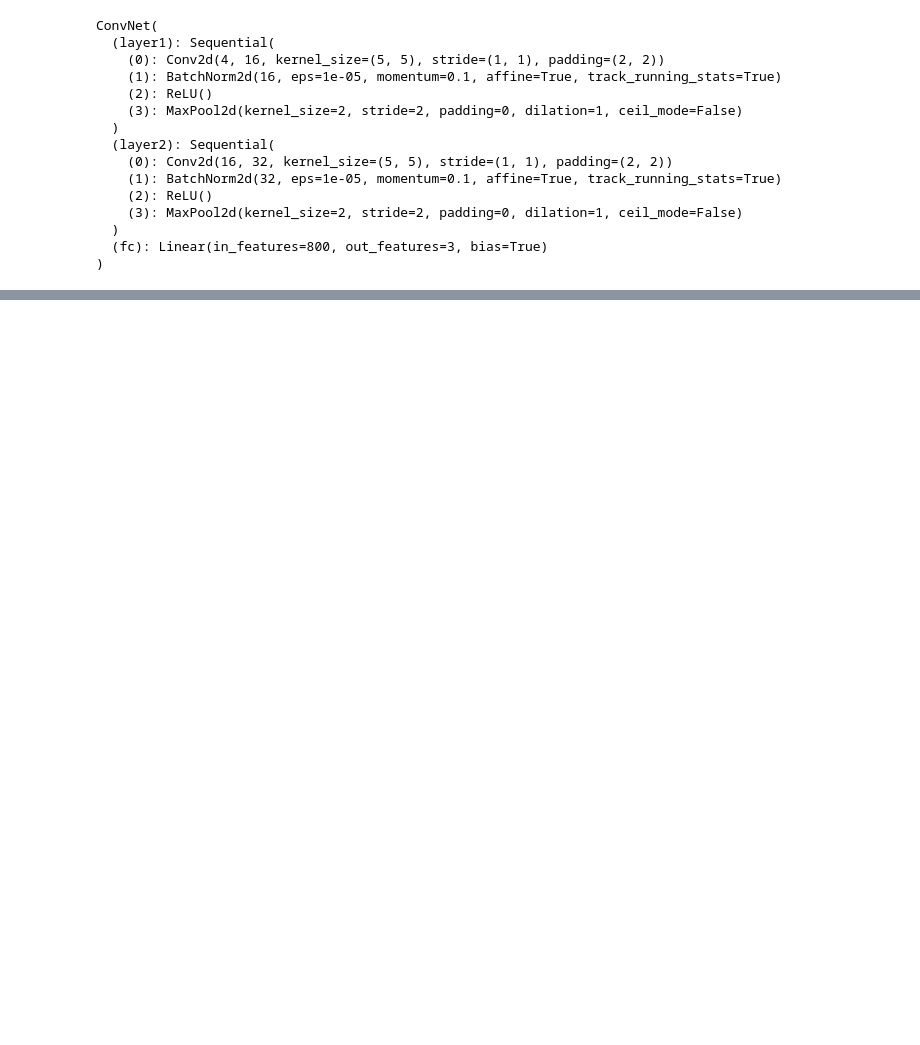
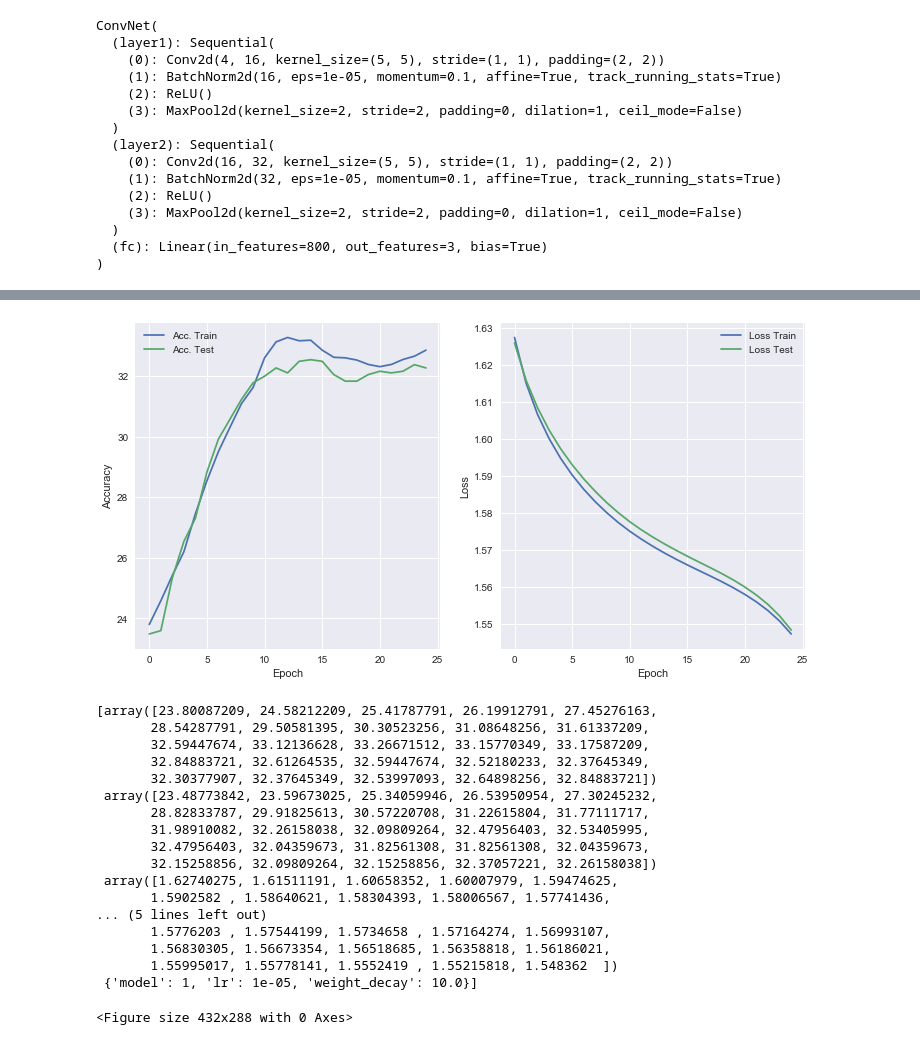
Before and after one commit to srivathsapv/cgda_project, a Jupyter notebook: notebooks/CNN - DNA QRCode Based.ipynb, the cells around one changed output, grey strips where cells are left out. Saved outputs shown, nothing was run; the diff lists cells and outputs as text; code cells hidden in the pictures; blank space fills up the shorter version.

```diff
--- a/notebooks/CNN - DNA QRCode Based.ipynb
+++ b/notebooks/CNN - DNA QRCode Based.ipynb
@@ -327,0 +369,7 @@ Test Loss: 0.21980527740083533
+# %%
+# try
+experiment_logs = np.load("data/grid_search_best_cnn_logs.npy")
+test_exp = 117
+plot(*experiment_logs[test_exp][:-1])
+print(experiment_logs[test_exp])
+# %% [output]
@@ -327,0 +380,19 @@ Test Loss: 0.21980527740083533
+[figure, added]
+[array([23.80087209, 24.58212209, 25.41787791, 26.19912791, 27.45276163,
+       28.54287791, 29.50581395, 30.30523256, 31.08648256, 31.61337209,
+       32.59447674, 33.12136628, 33.26671512, 33.15770349, 33.17587209,
+       32.84883721, 32.61264535, 32.59447674, 32.52180233, 32.37645349,
+       32.30377907, 32.37645349, 32.53997093, 32.64898256, 32.84883721])
+ array([23.48773842, 23.59673025, 25.34059946, 26.53950954, 27.30245232,
+       28.82833787, 29.91825613, 30.57220708, 31.22615804, 31.77111717,
+       31.98910082, 32.26158038, 32.09809264, 32.47956403, 32.53405995,
+       32.47956403, 32.04359673, 31.82561308, 31.82561308, 32.04359673,
+       32.15258856, 32.09809264, 32.15258856, 32.37057221, 32.26158038])
+ array([1.62740275, 1.61511191, 1.60658352, 1.60007979, 1.59474625,
+       1.5902582 , 1.58640621, 1.58304393, 1.58006567, 1.57741436,
+... (5 lines left out)
+       1.5776203 , 1.57544199, 1.5734658 , 1.57164274, 1.56993107,
+       1.56830305, 1.56673354, 1.56518685, 1.56358818, 1.56186021,
+       1.55995017, 1.55778141, 1.5552419 , 1.55215818, 1.548362  ])
+ {'model': 1, 'lr': 1e-05, 'weight_decay': 10.0}]
+<Figure size 432x288 with 0 Axes>
```
Also changed, not shown: parts of 18 cells of this notebook, 2 other files.
